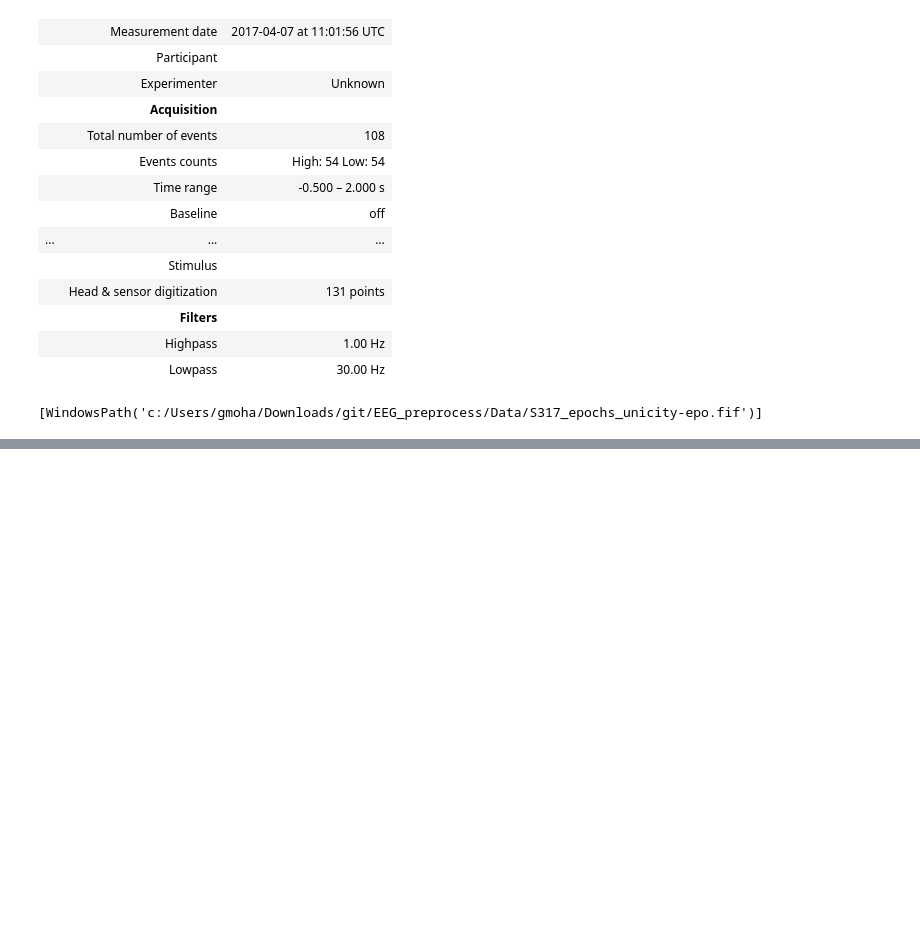
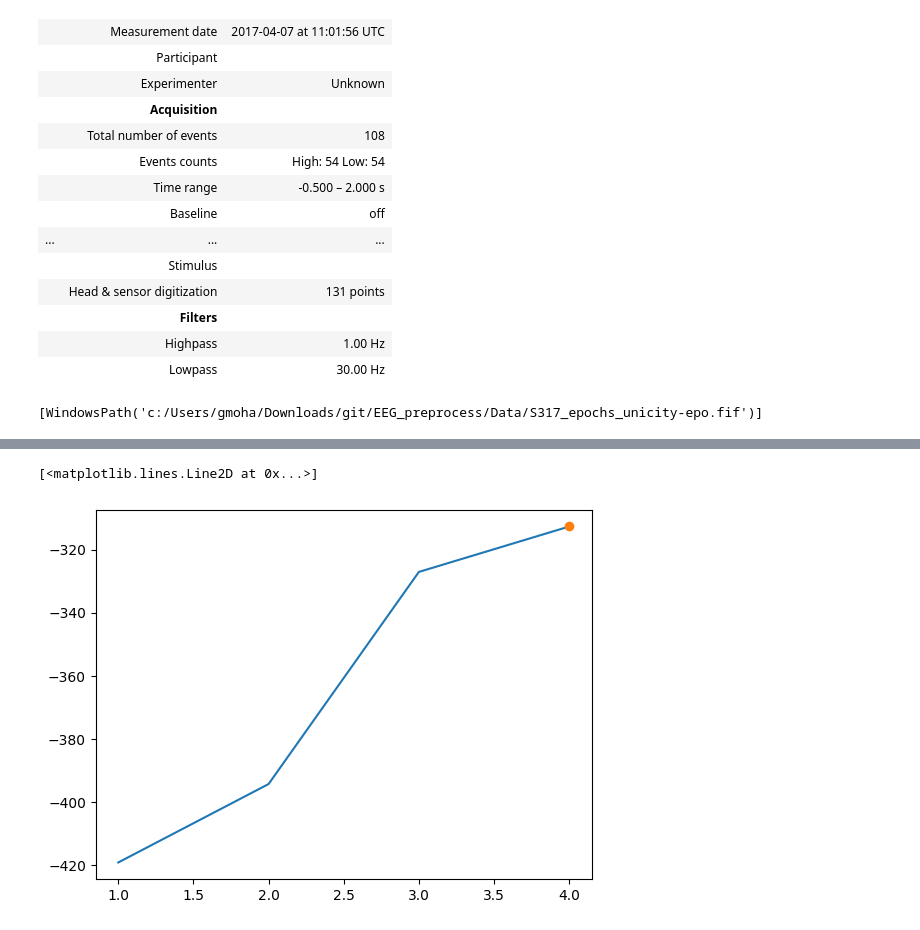
Before and after one commit to MohammadMMK/Neural_dynamics_of_language_production, a Jupyter notebook: hmp.ipynb, the cells around one changed output, grey strips where cells are left out. Drawn from its saved outputs; the diff is of its cells as text; code cells hidden in the pictures; blank space fills up the shorter version.

```diff
--- a/hmp.ipynb
+++ b/hmp.ipynb
@@ -173,0 +219,11 @@ preprocessed = hmp.preprocessing.Standard(epoch_data)
+# %%
+from hmp.visu import plot_topo_timecourse
+import numpy as np
+import matplotlib.pyplot as plt
+model_cumulative = model
+cumulative_res = np.array([np.array([model_cumulative.submodels[x].n_events, model_cumulative.submodels[x].lkhs[0]]) for x in model_cumulative.submodels])
+plt.plot(cumulative_res[:,0], cumulative_res[:,1])
+plt.plot(model_cumulative.final_model.n_events, model_cumulative.final_model.lkhs, 'o', label='Fitted model likelihood')
+# %% [output]
+[<matplotlib.lines.Line2D at 0x...>]
+[figure, added]
```
Also changed, not shown: parts of 10 cells of this notebook.
